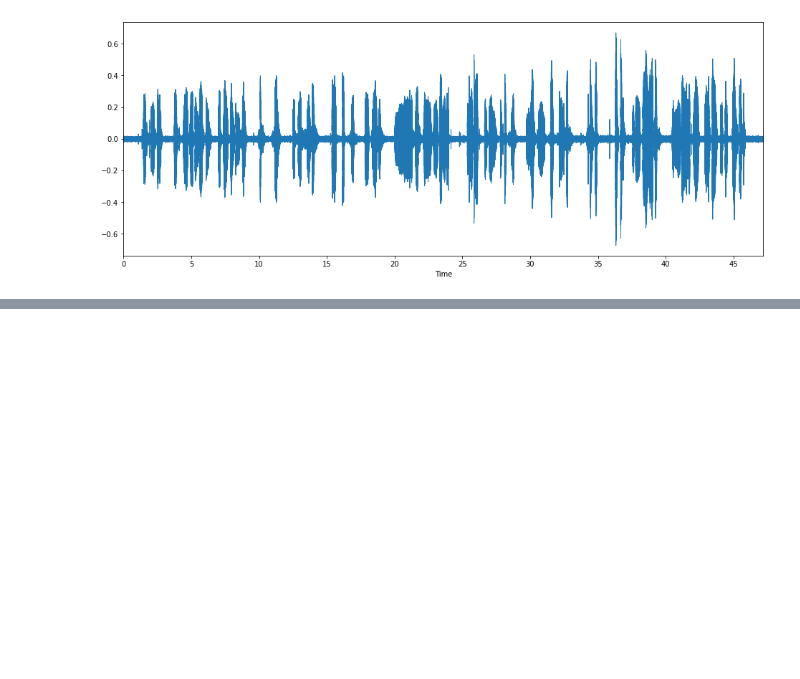
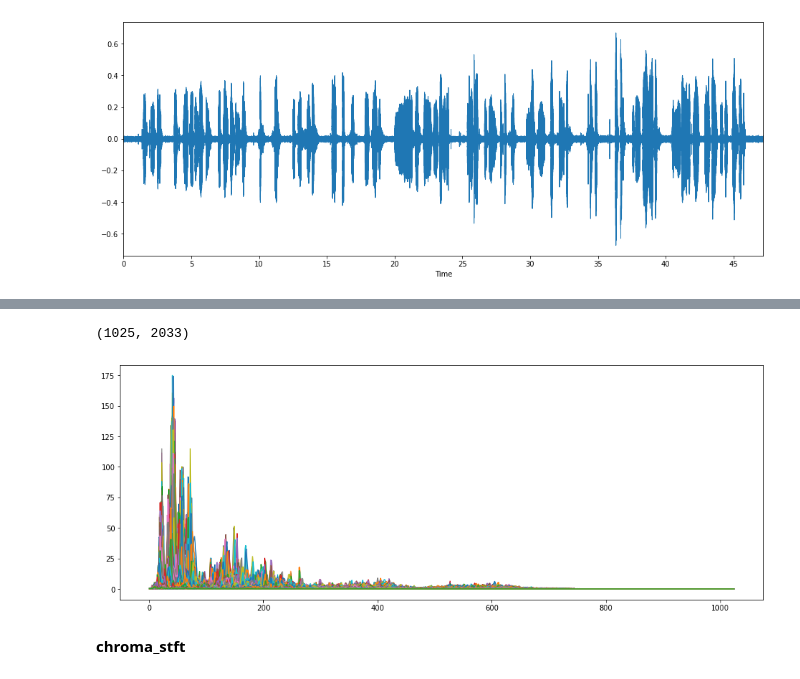
Before and after one commit to parkjiye/EnglishSpeechAccentAnalyzer, a Jupyter notebook: EnglishSpeechAccentAnalyzer.ipynb, the cells around one changed output, grey strips where cells are left out. Saved outputs shown, nothing was run; the diff lists cells and outputs as text; code cells hidden in the pictures; blank space fills up the shorter version.

```diff
--- a/EnglishSpeechAccentAnalyzer.ipynb
+++ b/EnglishSpeechAccentAnalyzer.ipynb
@@ -196,0 +204,16 @@ plt.show()
+# %%
+#n_fft: window size
+#이때, 음성의 길이를 얼마만큼으로 자를 것인가?를 window라고 부른다
+
+D = np.abs(librosa.stft(y, n_fft=2048, hop_length=512))
+# %%
+print(D.shape)
+
+plt.figure(figsize=(16,6))
+plt.plot(D)
+plt.show()
+# %% [output]
+(1025, 2033)
+[figure, added]
+# %% [markdown]
+**chroma_stft**
```
Also changed, not shown: parts of 51 cells of this notebook.
